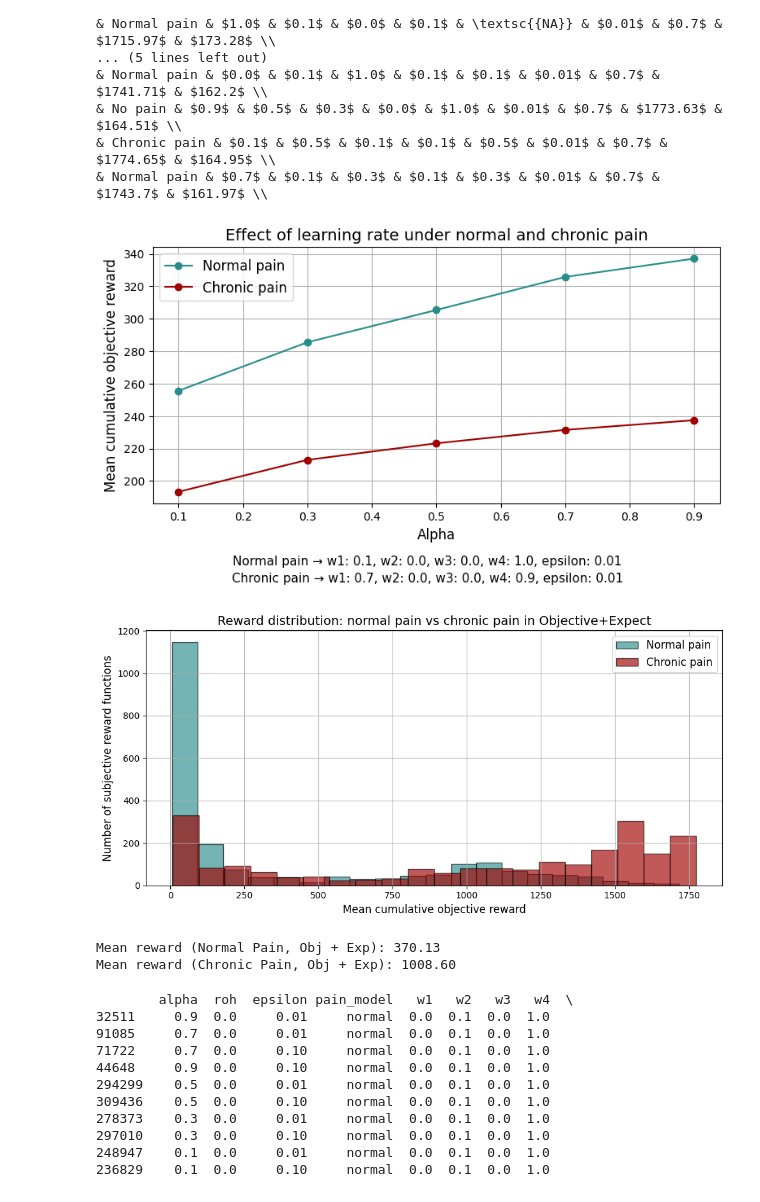
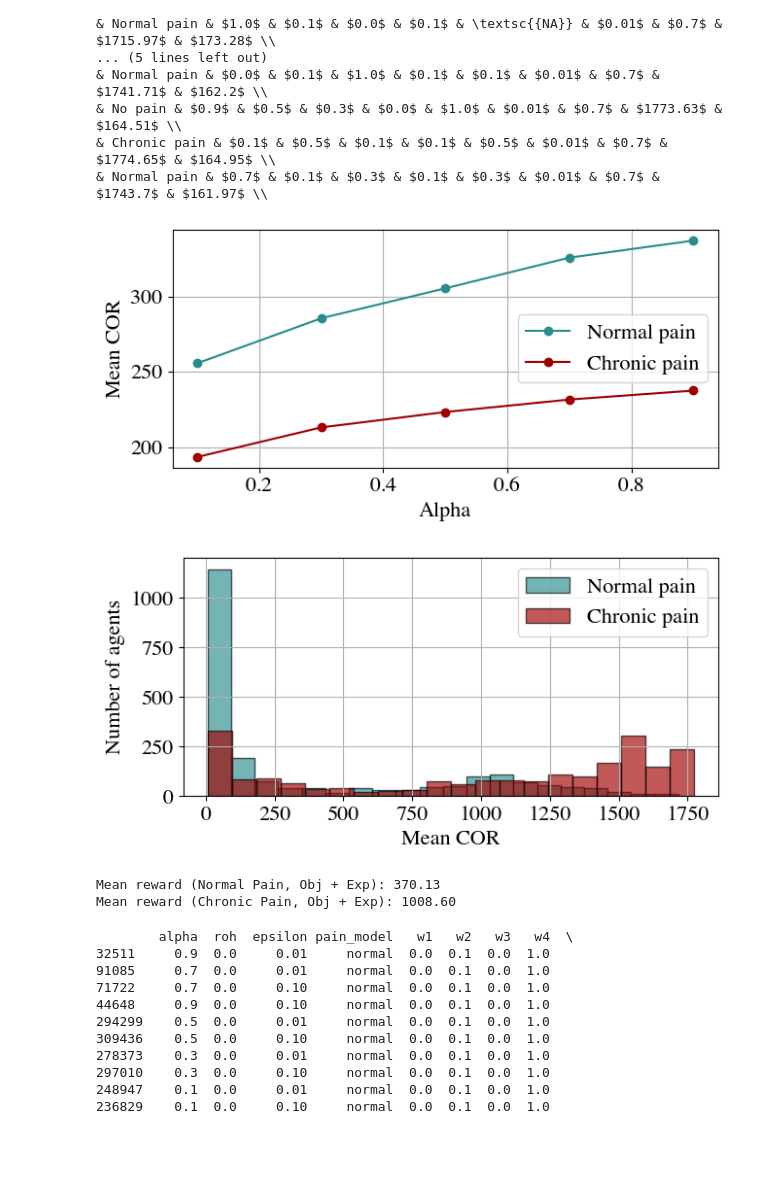
Before and after one commit to m-petrowski/pain_rl, a Jupyter notebook: experiments/batch_grid_search/lifetime/analysis_lifetime.ipynb, the cells around one changed output. Drawn from its saved outputs; the diff is of its cells as text; code cells hidden in the pictures; blank space fills up the shorter version.

```diff
--- a/experiments/batch_grid_search/lifetime/analysis_lifetime.ipynb
+++ b/experiments/batch_grid_search/lifetime/analysis_lifetime.ipynb
@@ -734,6 +734,13 @@ if create_plots_for_best_params:
 import os
 import matplotlib.pyplot as plt
 import numpy as np
+
+plt.rcParams.update({
+    'font.family': 'serif',
+    'font.serif': ['Times'],
+    'xtick.labelsize': axis_labels_font_size,  # Size of numbers on x-axis
+    'ytick.labelsize': axis_labels_font_size   # Size of numbers on y-axis
+})
 
 # Prepare grouped data: {category: {pain_model: (mean, std, alpha, w4)}}
 grouped_results = {}
@@ -774,7 +781,7 @@ colors = [no_pain_color, normal_pain_color, chronic_pain_color]
 x = np.arange(len(ordered_categories))
 width = 0.25
 
-fig, ax = plt.subplots(figsize=(12, 6))
+fig, ax = plt.subplots(figsize=(6.6, 4))
 
 max_height = 0  # for fixed y position of labels
 
@@ -796,9 +803,9 @@ for i, (pain_model, color) in enumerate(zip(pain_models, colors)):
 # Axis & Legend
 ax.set_xticks(x + width)
 ax.set_xticklabels(ordered_categories, rotation=45, fontsize=axis_labels_font_size)
-ax.set_ylabel("Mean cumulative objective reward ± SD", fontsize=axis_labels_font_size)
-ax.set_title("Best performing agent from each reward category across pain conditions", fontsize=title_font_size)
-ax.legend(title="Pain model", fontsize=label_font_size, loc="lower right")
+ax.set_ylabel("Mean COR ± SD", fontsize=axis_labels_font_size)
+#ax.set_title("Best performing agent from each reward category across pain conditions", fontsize=title_font_size)
+ax.legend(fontsize=label_font_size, loc="lower right")
 ax.grid(True, axis='y')
 
 
@@ -876,51 +883,50 @@ generate_latex_table_row(df_best)
 # %%
 #fixed_for_alpha = df[(df["w1"] == 0.1) & (df["w2"] == 0.7) & (df["w3"] == 0) & (df["w4"] == 0.7) & (df["epsilon"] == 0.01)]
 
-import matplotlib.pyplot as plt
 
 # Filter data
 normal_df = df[(df["pain_model"] == "normal") & (df["w1"] == 0.1) & (df["w2"] == 0) & (df["w3"] == 0) & (df["w4"] == 1) & (df["epsilon"] == 0.01)].sort_values("alpha")
 chronic_df = df[(df["pain_model"] == "chronic") & (df["w1"] == 0.7) & (df["w2"] == 0) & (df["w3"] == 0) & (df["w4"] == 0.9) & (df["epsilon"] == 0.01)].sort_values("alpha")
 
 # Plot
-fig, ax = plt.subplots(figsize=(9, 5))
+fig, ax = plt.subplots(figsize=(6.6, 3.3))
 
 ax.plot(normal_df["alpha"], normal_df["mean"], marker='o', label="Normal pain", color=normal_pain_color)
 ax.plot(chronic_df["alpha"], chronic_df["mean"], marker='o', label="Chronic pain", color=chronic_pain_color)
 
 ax.set_xlabel("Alpha", fontsize=axis_labels_font_size)
-ax.set_ylabel("Mean cumulative objective reward", fontsize=axis_labels_font_size)
-ax.set_title("Effect of learning rate under normal and chronic pain", fontsize=title_font_size)
+ax.set_ylabel("Mean COR", fontsize=axis_labels_font_size)
+#ax.set_title("Effect of learning rate under normal and chronic pain", fontsize=title_font_size)
 ax.grid(True)
-ax.legend(fontsize=label_font_size)
+ax.legend(fontsize=label_font_size, loc="center right")
 
 # Extract metadata
 n_row = normal_df.iloc[0]
 c_row = chronic_df.iloc[0]
 
 # Normal Pain info
 n_info = (
     f"Normal pain → w1: {n_row['w1']}, w2: {n_row['w2']}, w3: {n_row['w3']}, w4: {n_row['w4']}, "
     f"epsilon: {n_row['epsilon']}"
 )
 
 # Chronic Pain info
 c_info = (
     f"Chronic pain → w1: {c_row['w1']}, w2: {c_row['w2']}, w3: {c_row['w3']}, w4: {c_row['w4']}, "
     f"epsilon: {c_row['epsilon']}"
 )
 
 # Full caption text (multi-line)
 full_caption = f"{n_info}\n{c_info}"
 
 # Adjust layout to fit multi-line caption
 fig.subplots_adjust(bottom=0.25)
-fig.text(0.5, 0.05, full_caption, ha='center', va='bottom', fontsize=caption_font_size, linespacing=1.5)
-
-plt.savefig(root_folder + experiment + "/" + plot_save_directory + "/" + "alpha_vs_reward_stationary_obj.png", dpi=300, bbox_inches='tight')
+#fig.text(0.5, 0.05, full_caption, ha='center', va='bottom', fontsize=caption_font_size, linespacing=1.5)
+plt.tight_layout()
+plt.savefig(root_folder + experiment + "/" + plot_save_directory + "/" + "alpha_vs_reward_stationary_obj.png", dpi=300)
 plt.show()
 # %% [output]
-[figure, old version]
+[figure, new version]
 # %%
 # Filter: Normal pain agents with Objective + Expect + Pain (no Compare)
 normal_objexp_pain = df[
@@ -941,21 +947,21 @@ normal_rewards = normal_objexp_pain["mean"]
 chronic_rewards = chronic_all["mean"]
 
 # Plot histogram
-plt.figure(figsize=(10, 5))
+plt.figure(figsize=(6.6, 3.3))
 bins = 20
 
 plt.hist(normal_rewards, bins=bins, alpha=0.65, label="Normal pain", color=normal_pain_color, edgecolor='black')
 plt.hist(chronic_rewards, bins=bins, alpha=0.65, label="Chronic pain", color=chronic_pain_color, edgecolor='black')
 
 # Labels & Title
-plt.xlabel("Mean cumulative objective reward", fontsize=axis_labels_font_size)
-plt.ylabel("Number of subjective reward functions", fontsize=axis_labels_font_size)
-plt.title("Reward distribution: normal pain vs chronic pain in Objective+Expect", fontsize=title_font_size)
+plt.xlabel("Mean COR", fontsize=axis_labels_font_size)
+plt.ylabel("Number of agents", fontsize=axis_labels_font_size)
+#plt.title("Reward distribution: normal pain vs chronic pain in Objective+Expect", fontsize=title_font_size)
 plt.legend(fontsize=label_font_size)
 plt.grid(True)
 
 plt.tight_layout()
-plt.savefig(root_folder + experiment + "/" + plot_save_directory + "/" + "reward_distribution_obj_exp_pain.png", dpi=300, bbox_inches='tight')
+plt.savefig(root_folder + experiment + "/" + plot_save_directory + "/" + "reward_distribution_obj_exp_pain.png", dpi=300)
 plt.show()
 
 # Calculate mean of the means
@@ -965,7 +971,7 @@ chronic_mean = chronic_rewards.mean()
 print(f"Mean reward (Normal Pain, Obj + Exp): {normal_mean:.2f}")
 print(f"Mean reward (Chronic Pain, Obj + Exp): {chronic_mean:.2f}")
 # %% [output]
-[figure, old version]
+[figure, new version]
 Mean reward (Normal Pain, Obj + Exp): 370.13
 Mean reward (Chronic Pain, Obj + Exp): 1008.60
 # %%
```
Also changed, not shown: parts of 2 cells of this notebook, 4 other files.
